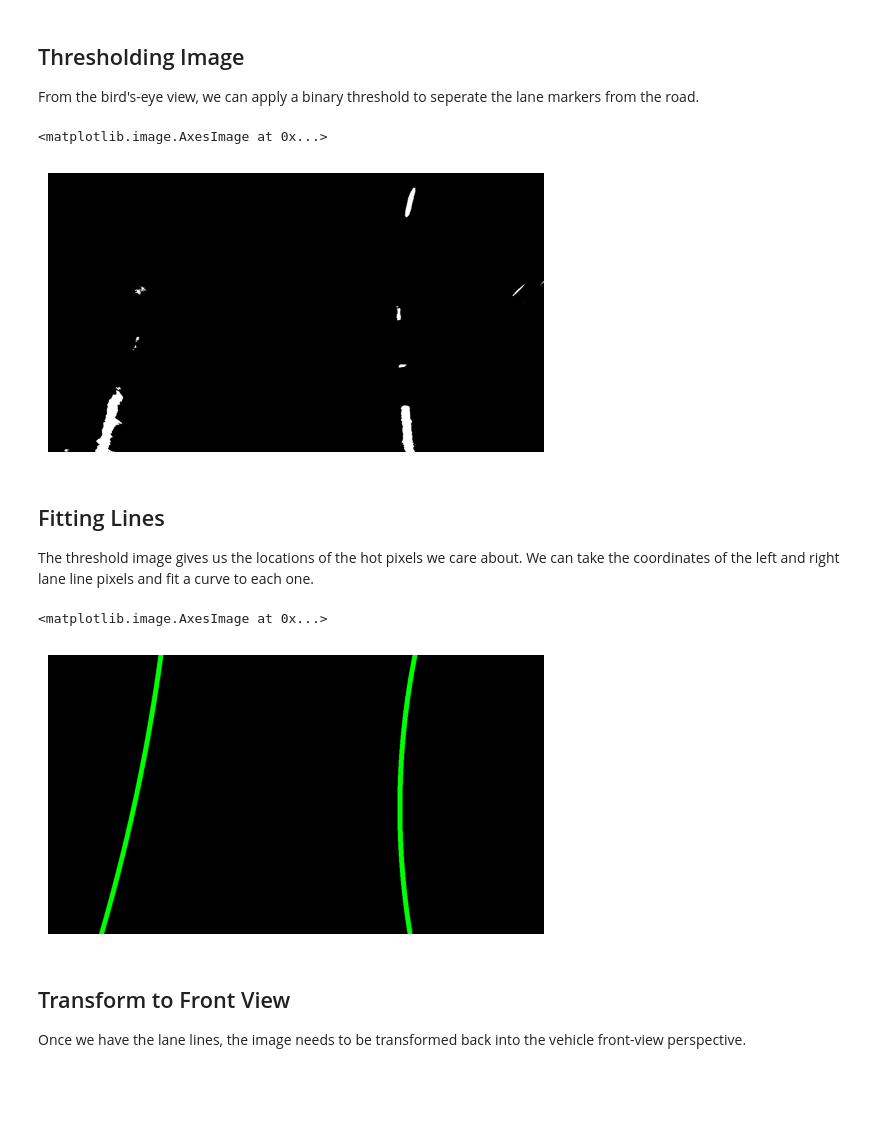
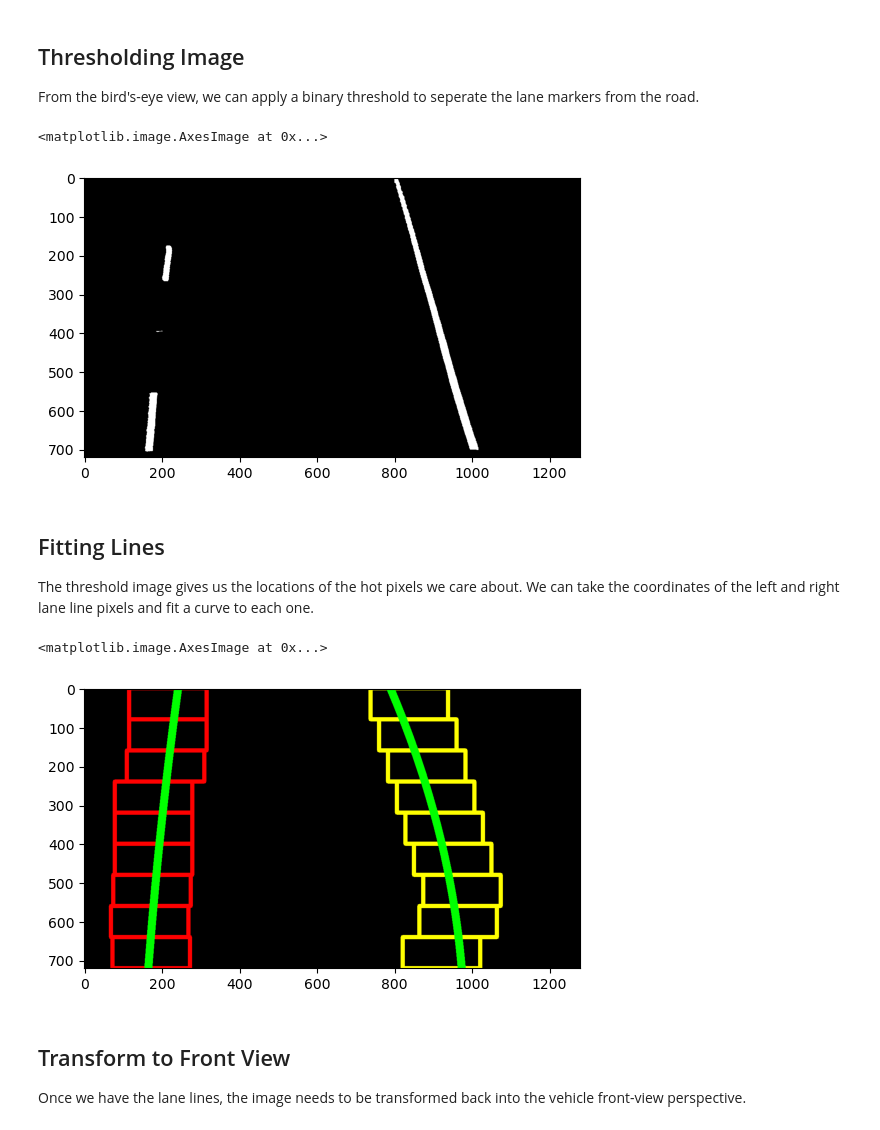
Before and after one commit to xFiveRivers/lane-detection-advanced, a Jupyter notebook: pipeline.ipynb, the cells around one changed output. Drawn from its saved outputs; the diff is of its cells as text; code cells hidden in the pictures; blank space fills up the shorter version.

Commit message:
adjusted thresholding method

```diff
--- a/pipeline.ipynb
+++ b/pipeline.ipynb
@@ -29,7 +29,7 @@ Here are the following steps in our pipeline:
 
 The following image will be the test image used for the remainder of the book.
 # %%
-orig_img = cv2.imread('test_images/test5.jpg')
+orig_img = cv2.imread('test_images/straight_lines2.jpg')
 orig_img = cv2.cvtColor(orig_img, cv2.COLOR_BGR2RGB)
 plt.imshow(orig_img)
 # %% [output]
@@ -79,23 +79,24 @@ plt.imshow(bev_img)
 
 From the bird's-eye view, we can apply a binary threshold to seperate the lane markers from the road.
 # %%
+bev_img = cv2.cvtColor(bev_img, cv2.COLOR_RGB2BGR)
 thresh_img = threshold.apply_threshold(bev_img, (210, 255), (20, 30))
-plt.axis('off')
+# plt.axis('off')
 plt.imshow(thresh_img, cmap='gray')
 # %% [output]
 <matplotlib.image.AxesImage at 0x...>
-[figure, old version]
+[figure, new version]
 # %% [markdown]
 ## Fitting Lines
 
 The threshold image gives us the locations of the hot pixels we care about. We can take the coordinates of the left and right lane line pixels and fit a curve to each one.
 # %%
-lines_img = lines.sliding_window(thresh_img)
-plt.axis('off')
+lines_img = lines.sliding_window(thresh_img, True)
+# plt.axis('off')
 plt.imshow(lines_img)
 # %% [output]
 <matplotlib.image.AxesImage at 0x...>
-[figure, old version]
+[figure, new version]
 # %% [markdown]
 ## Transform to Front View
 
```
Also changed, not shown: parts of 6 cells of this notebook, 2 other files.
